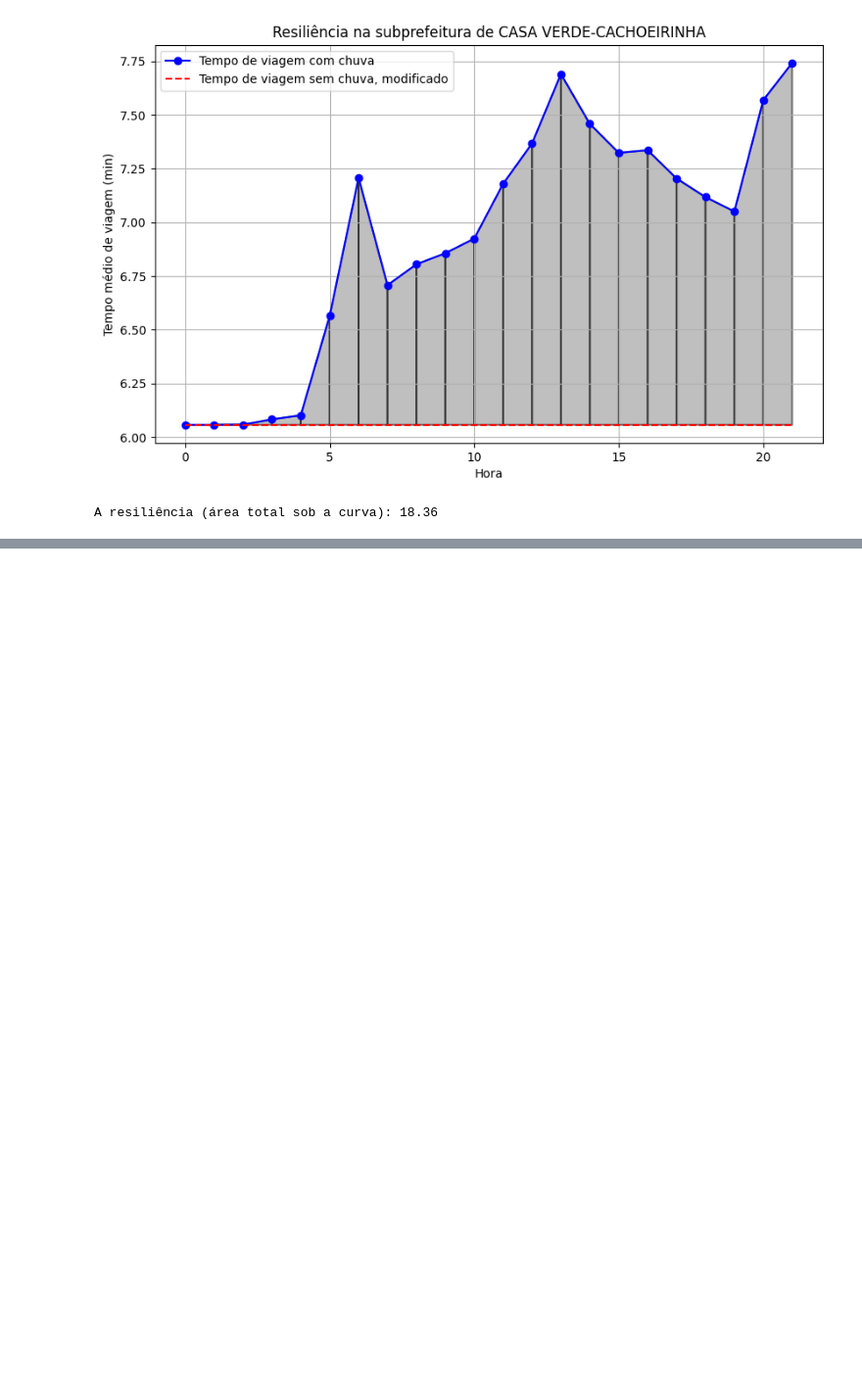
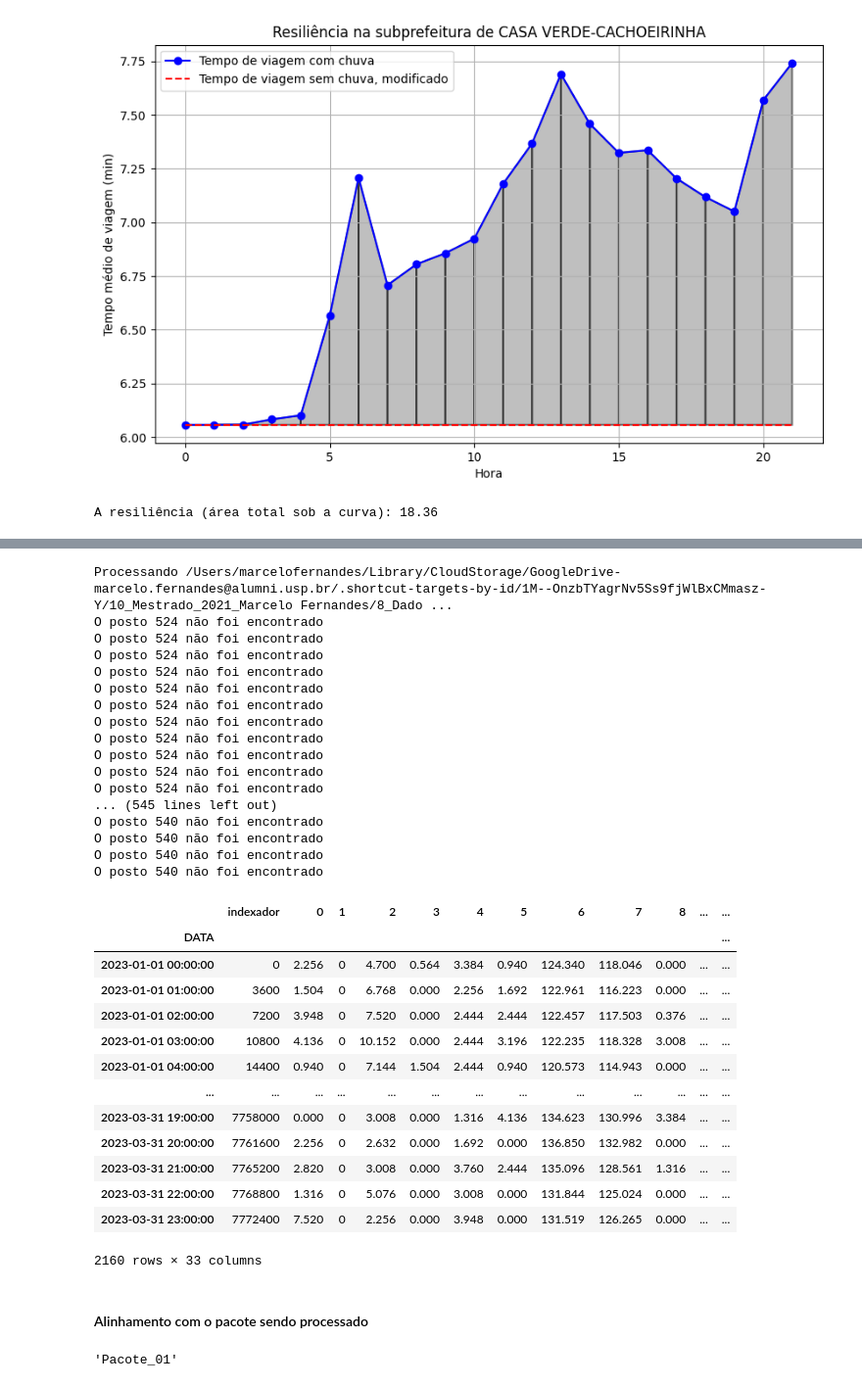
Before and after one commit to marcelof314/SP_urban_flooding, a Jupyter notebook: 13 Large Data Processing.ipynb, the cells around one changed output, grey strips where cells are left out. Shown at 98% size. Saved outputs shown, nothing was run; the diff lists cells and outputs as text; code cells hidden in the pictures; blank space fills up the shorter version.

```diff
--- a/13 Large Data Processing.ipynb
+++ b/13 Large Data Processing.ipynb
@@ -1577,0 +1635,20 @@ A resiliência (área total sob a curva): 18.36
+# %%
+def listar_csv_chuva(diretorio):
+    arquivos_csv = []
+
+    # Percorre os arquivos no diretório fornecido
+    for arquivo in os.listdir(diretorio):
+        # Verifica se o arquivo tem extensão .csv
+        # Reparar que os dados estão filtrados
+        if arquivo.endswith(".csv"):
+            arquivos_csv.append(arquivo)
+
+    return arquivos_csv
+
+def buscar_estacao_por_posto(dicionario, posto_desejado):
+    for info in dicionario.values():
+        if info['Posto'] == posto_desejado:
+            return info['Estacao']
+        else:
+            print(f'O posto {posto_desejado} não foi encontrado')
+    return "Posto não encontrado"
@@ -1577,0 +1794,45 @@ A resiliência (área total sob a curva): 18.36
+# %%
+df_final_2023 = processar_todos_arquivos_chuva(diretório_chuva)
+
+# Verificar as primeiras linhas do DataFrame final
+df_final_2023
+# %% [output]
+Processando /Users/marcelofernandes/Library/CloudStorage/GoogleDrive-marcelo.fernandes@alumni.usp.br/.shortcut-targets-by-id/1M--OnzbTYagrNv5Ss9fjWlBxCMmasz-Y/10_Mestrado_2021_Marcelo Fernandes/8_Dado ...
+O posto 524 não foi encontrado
+O posto 524 não foi encontrado
+O posto 524 não foi encontrado
+O posto 524 não foi encontrado
+O posto 524 não foi encontrado
+O posto 524 não foi encontrado
+O posto 524 não foi encontrado
+O posto 524 não foi encontrado
+O posto 524 não foi encontrado
+O posto 524 não foi encontrado
+O posto 524 não foi encontrado
+... (545 lines left out)
+O posto 540 não foi encontrado
+O posto 540 não foi encontrado
+O posto 540 não foi encontrado
+O posto 540 não foi encontrado
+|  | indexador | 0 | 1 | 2 | 3 | 4 | 5 | 6 | 7 | 8 | ... | ... |
+| DATA |  |  |  |  |  |  |  |  |  |  |  | ... |
+| 2023-01-01 00:00:00 | 0 | 2.256 | 0 | 4.700 | 0.564 | 3.384 | 0.940 | 124.340 | 118.046 | 0.000 | ... | ... |
+| 2023-01-01 01:00:00 | 3600 | 1.504 | 0 | 6.768 | 0.000 | 2.256 | 1.692 | 122.961 | 116.223 | 0.000 | ... | ... |
+| 2023-01-01 02:00:00 | 7200 | 3.948 | 0 | 7.520 | 0.000 | 2.444 | 2.444 | 122.457 | 117.503 | 0.376 | ... | ... |
+| 2023-01-01 03:00:00 | 10800 | 4.136 | 0 | 10.152 | 0.000 | 2.444 | 3.196 | 122.235 | 118.328 | 3.008 | ... | ... |
+| 2023-01-01 04:00:00 | 14400 | 0.940 | 0 | 7.144 | 1.504 | 2.444 | 0.940 | 120.573 | 114.943 | 0.000 | ... | ... |
+| ... | ... | ... | ... | ... | ... | ... | ... | ... | ... | ... | ... | ... |
+| 2023-03-31 19:00:00 | 7758000 | 0.000 | 0 | 3.008 | 0.000 | 1.316 | 4.136 | 134.623 | 130.996 | 3.384 | ... | ... |
+| 2023-03-31 20:00:00 | 7761600 | 2.256 | 0 | 2.632 | 0.000 | 1.692 | 0.000 | 136.850 | 132.982 | 0.000 | ... | ... |
+| 2023-03-31 21:00:00 | 7765200 | 2.820 | 0 | 3.008 | 0.000 | 3.760 | 2.444 | 135.096 | 128.561 | 1.316 | ... | ... |
+| 2023-03-31 22:00:00 | 7768800 | 1.316 | 0 | 5.076 | 0.000 | 3.008 | 0.000 | 131.844 | 125.024 | 0.000 | ... | ... |
+| 2023-03-31 23:00:00 | 7772400 | 7.520 | 0 | 2.256 | 0.000 | 3.948 | 0.000 | 131.519 | 126.265 | 0.000 | ... | ... |
+2160 rows × 33 columns
+# %% [markdown]
+#### Alinhamento com o pacote sendo processado
+# %%
+pacotes = '/Users/marcelofernandes/PycharmProjects/SP_urban_flooding/pacotes.simul_2023_1120.xls'
+
+pacote_num
+# %% [output]
+'Pacote_01'
```
Also changed, not shown: parts of 8 cells of this notebook, 2 other files.
